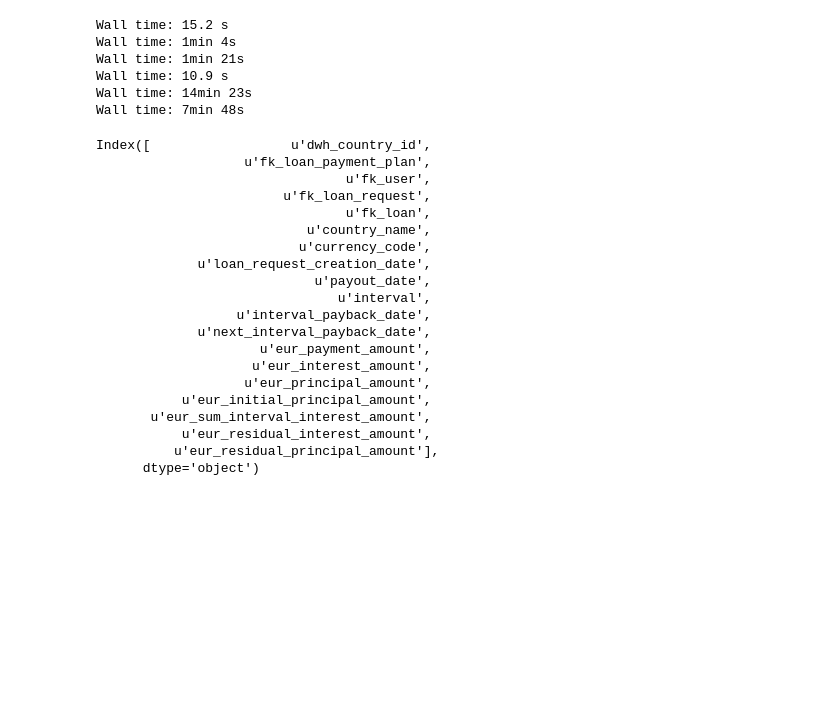
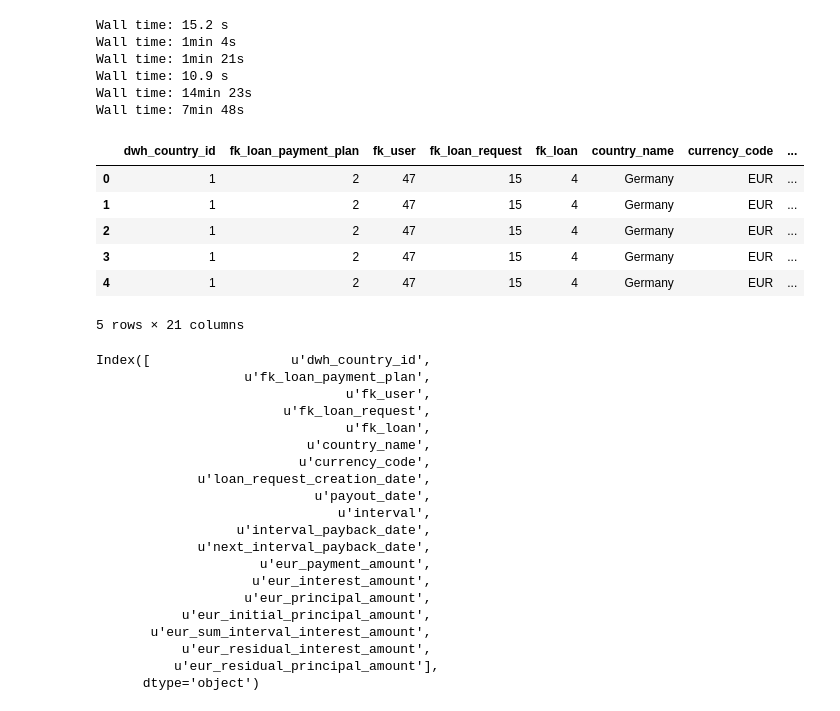
Before and after one commit to seanv507/lendico, a Jupyter notebook: Projects/Returns/src/returns01.ipynb, the cells around one changed output. Saved outputs shown, nothing was run; the diff lists cells and outputs as text; code cells hidden in the pictures; blank space fills up the shorter version.

```diff
--- a/Projects/Returns/src/returns01.ipynb
+++ b/Projects/Returns/src/returns01.ipynb
@@ -85,6 +85,16 @@ Wall time: 1min 21s
 Wall time: 10.9 s
 Wall time: 14min 23s
 Wall time: 7min 48s
+# %%
+payment_plans.head()
+# %% [output]
+|  | dwh_country_id | fk_loan_payment_plan | fk_user | fk_loan_request | fk_loan | country_name | currency_code | ... |
+| 0 | 1 | 2 | 47 | 15 | 4 | Germany | EUR | ... |
+| 1 | 1 | 2 | 47 | 15 | 4 | Germany | EUR | ... |
+| 2 | 1 | 2 | 47 | 15 | 4 | Germany | EUR | ... |
+| 3 | 1 | 2 | 47 | 15 | 4 | Germany | EUR | ... |
+| 4 | 1 | 2 | 47 | 15 | 4 | Germany | EUR | ... |
+5 rows × 21 columns
 # %%
 payment_plans_combined.to_csv('C:\Users\Sean Violante\Documents\Projects\lendico\Projects\Returns\payout_plans_combined_june.txt')
 # %%
```
Also changed, not shown: parts of 28 cells of this notebook, 9 other files.
